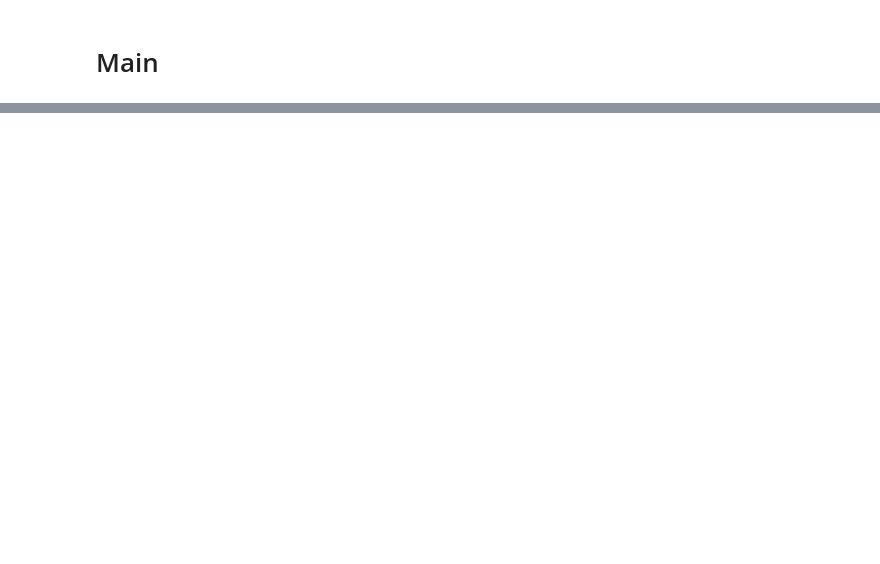
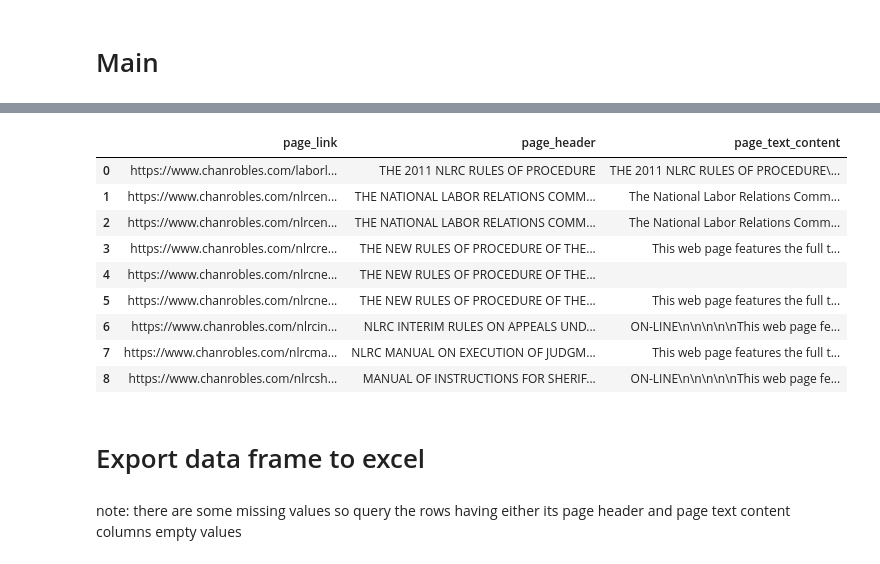
Before and after one commit to 08Aristodemus24/RS-for-labor-related-cases, a Jupyter notebook: data_etl_scripts/NLRC.ipynb, the cells around one changed output, grey strips where cells are left out. Drawn from its saved outputs; the diff is of its cells as text; code cells hidden in the pictures; blank space fills up the shorter version.

```diff
--- a/data_etl_scripts/NLRC.ipynb
+++ b/data_etl_scripts/NLRC.ipynb
@@ -59,7 +50,7 @@ link_details[:11][:]
 # %%
-test.collect_content(
+page_details = test.collect_content(
     driver,
-    link_details[:11][:],
+    link_details[:9]['href'],
     "html > body > div:first-of-type > div > div > div:nth-of-type(2) > div > div > div:first-of-type > div > div:nth-of-type(2) > p:first-of-type",
     "html > body > div:first-of-type > div > div > div:nth-of-type(2) > div > div > div:first-of-type > div > div:nth-of-type(2)"
 )
@@ -71,0 +88,7 @@ Backtrace:
+# %%
+page_details = pd.concat([page_details.copy(), test.collect_content(
+    driver,
+    ['https://www.chanrobles.com/nlrcenbancresolutionno11-06.html', 'https://www.chanrobles.com/nlrcenbancresolutionno10-06.html', 'https://www.chanrobles.com/nlrcrevisedrulesofprocedure2005.html', 'https://www.chanrobles.com/nlrcnewrulesofprocedure.html', 'https://www.chanrobles.com/nlrcnewrulesofprocedure1.html', 'https://www.chanrobles.com/nlrcinterimrulesofprocedure.html', 'https://www.chanrobles.com/nlrcmanualonexecutionofjudgment.html', 'https://www.chanrobles.com/nlrcsheriffsmanual.html'],
+    "html > body > div:first-of-type > div:nth-of-type(2) > div > div:nth-of-type(5) > div > table > tbody > tr:first-of-type > td > div > div:first-of-type > h2",
+    "html > body > div:first-of-type > div:nth-of-type(2) > div > div:nth-of-type(5) > div > table > tbody > tr:first-of-type > td > div > div:first-of-type > div > table > tbody > tr > td > div:nth-of-type(2)"
+)], ignore_index=True)
@@ -71,0 +113,15 @@ Backtrace:
+# %%
+page_details
+# %% [output]
+|  | page_link | page_header | page_text_content |
+| 0 | https://www.chanrobles.com/laborl... | THE 2011 NLRC RULES OF PROCEDURE | THE 2011 NLRC RULES OF PROCEDURE\... |
+| 1 | https://www.chanrobles.com/nlrcen... | THE NATIONAL LABOR RELATIONS COMM... | The National Labor Relations Comm... |
+| 2 | https://www.chanrobles.com/nlrcen... | THE NATIONAL LABOR RELATIONS COMM... | The National Labor Relations Comm... |
+| 3 | https://www.chanrobles.com/nlrcre... | THE NEW RULES OF PROCEDURE OF THE... | This web page features the full t... |
+| 4 | https://www.chanrobles.com/nlrcne... | THE NEW RULES OF PROCEDURE OF THE... |  |
+| 5 | https://www.chanrobles.com/nlrcne... | THE NEW RULES OF PROCEDURE OF THE... | This web page features the full t... |
+| 6 | https://www.chanrobles.com/nlrcin... | NLRC INTERIM RULES ON APPEALS UND... | ON-LINE\n\n\n\n\nThis web page fe... |
+| 7 | https://www.chanrobles.com/nlrcma... | NLRC MANUAL ON EXECUTION OF JUDGM... | This web page features the full t... |
+| 8 | https://www.chanrobles.com/nlrcsh... | MANUAL OF INSTRUCTIONS FOR SHERIF... | ON-LINE\n\n\n\n\nThis web page fe... |
+# %% [markdown]
+# Export data frame to excel
@@ -71,0 +130,2 @@ Backtrace:
+# %% [markdown]
+note: there are some missing values so query the rows having either its page header and page text content columns empty values
```
Also changed, not shown: parts of 10 cells of this notebook, 5 other files.
